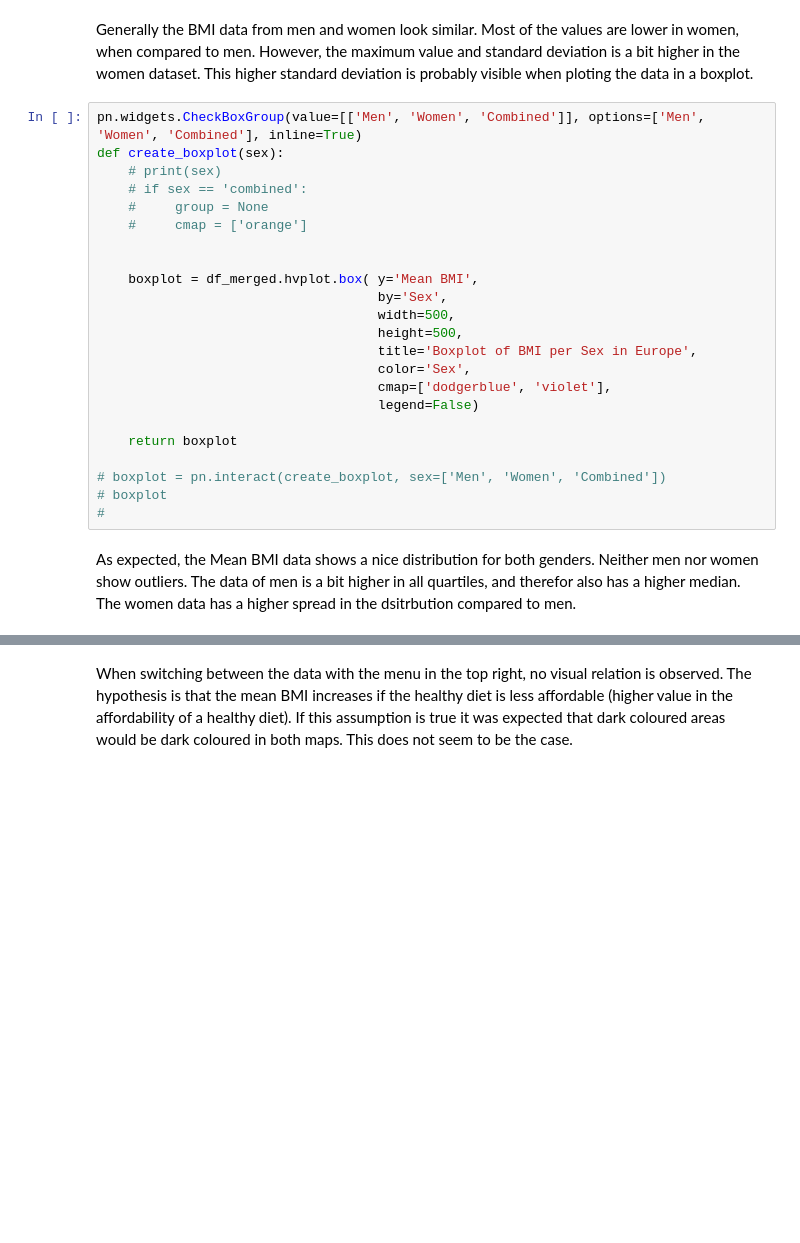
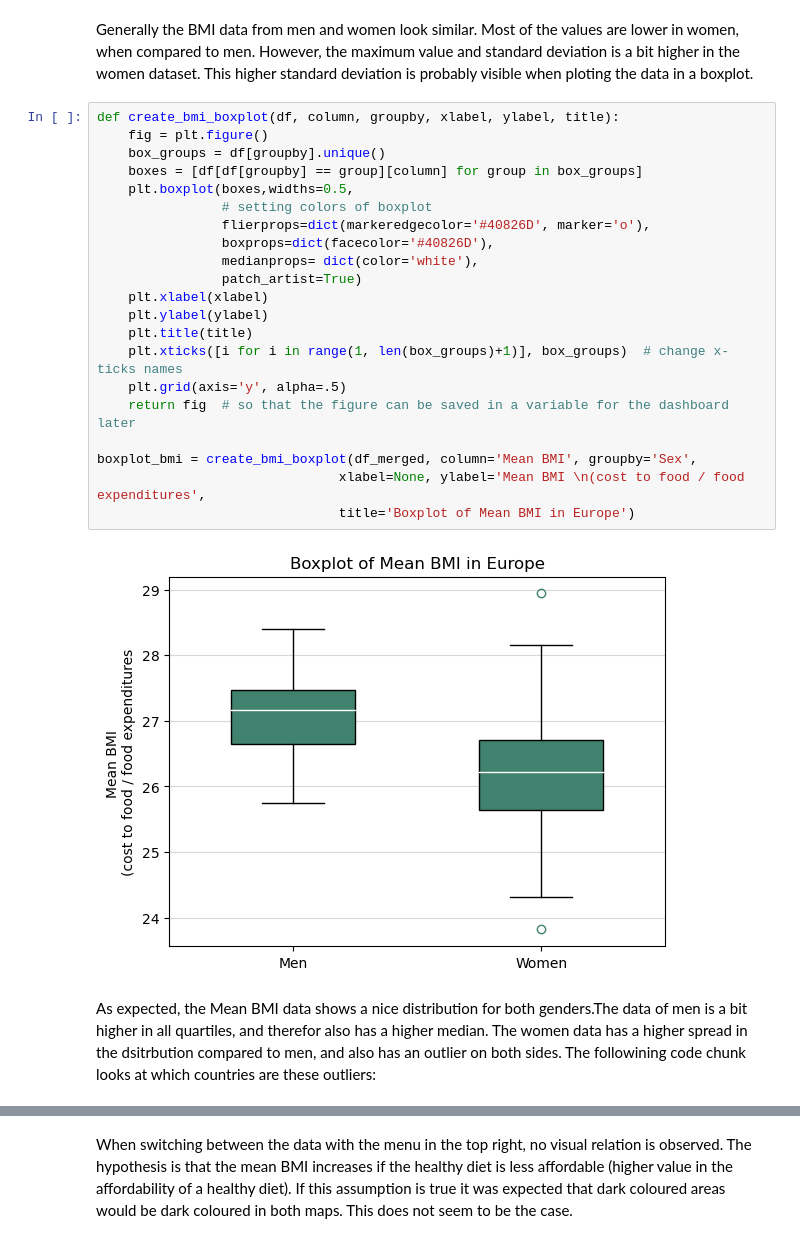
Before and after one commit to JobMaathuis/Affordability_healthy_diet_and_BMI, a Jupyter notebook: final_assignment.ipynb, the cells around one changed output, grey strips where cells are left out. Drawn from its saved outputs; the diff is of its cells as text; blank space fills up the shorter version.

```diff
--- a/final_assignment.ipynb
+++ b/final_assignment.ipynb
@@ -292,28 +315,28 @@ df_merged.groupby('Sex')['Mean BMI'].describe()
 | Women | 43.0 | 26.164475 | 0.999408 | 23.818752 | 25.636193 | 26.226505 | 26.715332 | 28.942234 |
 # %% [markdown]
 Generally the BMI data from men and women look similar. Most of the values are lower in women, when compared to men. However, the maximum value and standard deviation is a bit higher in the women dataset. This higher standard deviation is probably visible when ploting the data in a boxplot.
-# %%
-pn.widgets.CheckBoxGroup(value=[['Men', 'Women', 'Combined']], options=['Men', 'Women', 'Combined'], inline=True)
-def create_boxplot(sex):
-    # print(sex)
-    # if sex == 'combined':
-    #     group = None
-    #     cmap = ['orange']
-
-
-    boxplot = df_merged.hvplot.box( y='Mean BMI',
-                                    by='Sex',
-                                    width=500,
-                                    height=500,
-                                    title='Boxplot of BMI per Sex in Europe',
-                                    color='Sex',
-                                    cmap=['dodgerblue', 'violet'],
-                                    legend=False)
-
-    return boxplot
-
-# boxplot = pn.interact(create_boxplot, sex=['Men', 'Women', 'Combined'])
-# boxplot
-#
+# %%
+def create_bmi_boxplot(df, column, groupby, xlabel, ylabel, title):
+    fig = plt.figure()
+    box_groups = df[groupby].unique()
+    boxes = [df[df[groupby] == group][column] for group in box_groups]
+    plt.boxplot(boxes,widths=0.5,
+                # setting colors of boxplot
+                flierprops=dict(markeredgecolor='#40826D', marker='o'),
+                boxprops=dict(facecolor='#40826D'),
+                medianprops= dict(color='white'),
+                patch_artist=True)
+    plt.xlabel(xlabel)
+    plt.ylabel(ylabel)
+    plt.title(title)
+    plt.xticks([i for i in range(1, len(box_groups)+1)], box_groups)  # change x-ticks names
+    plt.grid(axis='y', alpha=.5)
+    return fig  # so that the figure can be saved in a variable for the dashboard later
+
+boxplot_bmi = create_bmi_boxplot(df_merged, column='Mean BMI', groupby='Sex',
+                               xlabel=None, ylabel='Mean BMI \n(cost to food / food expenditures',
+                               title='Boxplot of Mean BMI in Europe')
+# %% [output]
+[figure, added]
 # %% [markdown]
-As expected, the Mean BMI data shows a nice distribution for both genders. Neither men nor women show outliers. The data of men is a bit higher in all quartiles, and therefor also has a higher median. The women data has a higher spread in the dsitrbution compared to men.
+As expected, the Mean BMI data shows a nice distribution for both genders.The data of men is a bit higher in all quartiles, and therefor also has a higher median. The women data has a higher spread in the dsitrbution compared to men, and also has an outlier on both sides. The followining code chunk looks at which countries are these outliers:
```
Also changed, not shown: parts of 50 cells of this notebook, 1 other file.
